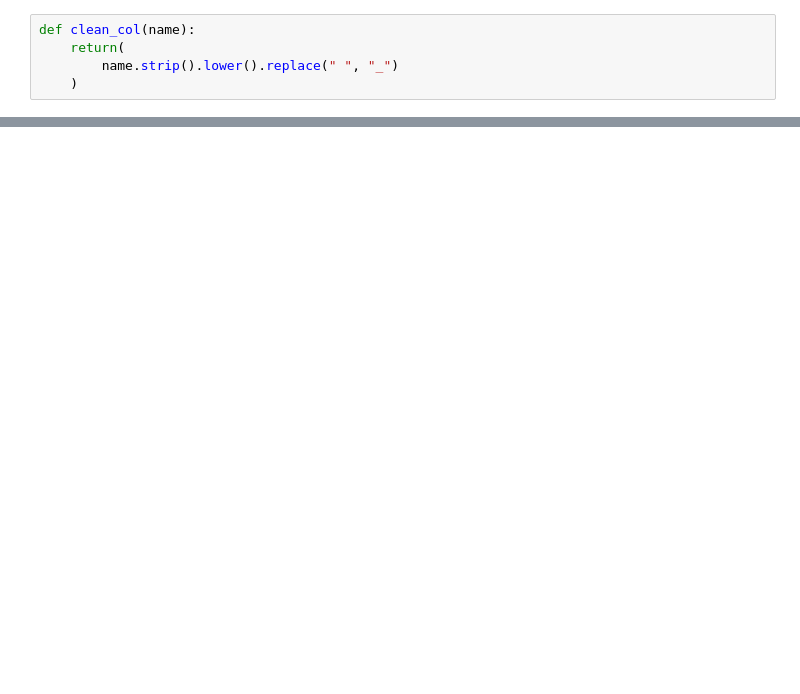
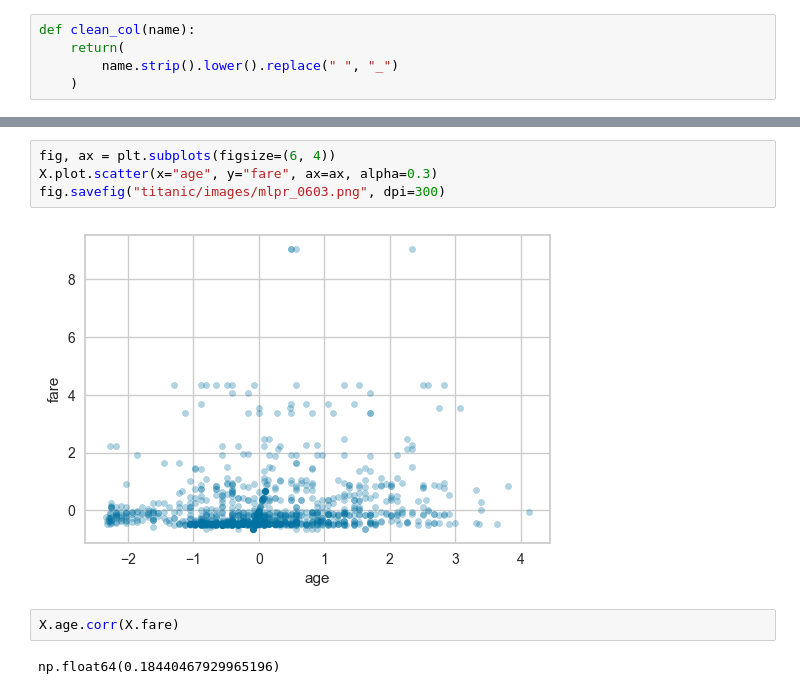
Before and after one commit to marciod7/Titanic_ML_Project, a Jupyter notebook: capitulo_03.ipynb, the cells around one changed output, grey strips where cells are left out. Cells and saved outputs as stored; diff of their text form; blank space fills up the shorter version.

```diff
--- a/capitulo_03.ipynb
+++ b/capitulo_03.ipynb
@@ -380,0 +499,10 @@ Xbad.fillna(10)
+# %%
+fig, ax = plt.subplots(figsize=(6, 4))
+X.plot.scatter(x="age", y="fare", ax=ax, alpha=0.3)
+fig.savefig("titanic/images/mlpr_0603.png", dpi=300)
+# %% [output]
+[figure, added]
+# %%
+X.age.corr(X.fare)
+# %% [output]
+np.float64(0.18440467929965196)
```
Also changed, not shown: parts of 30 cells of this notebook, 5 other files.
